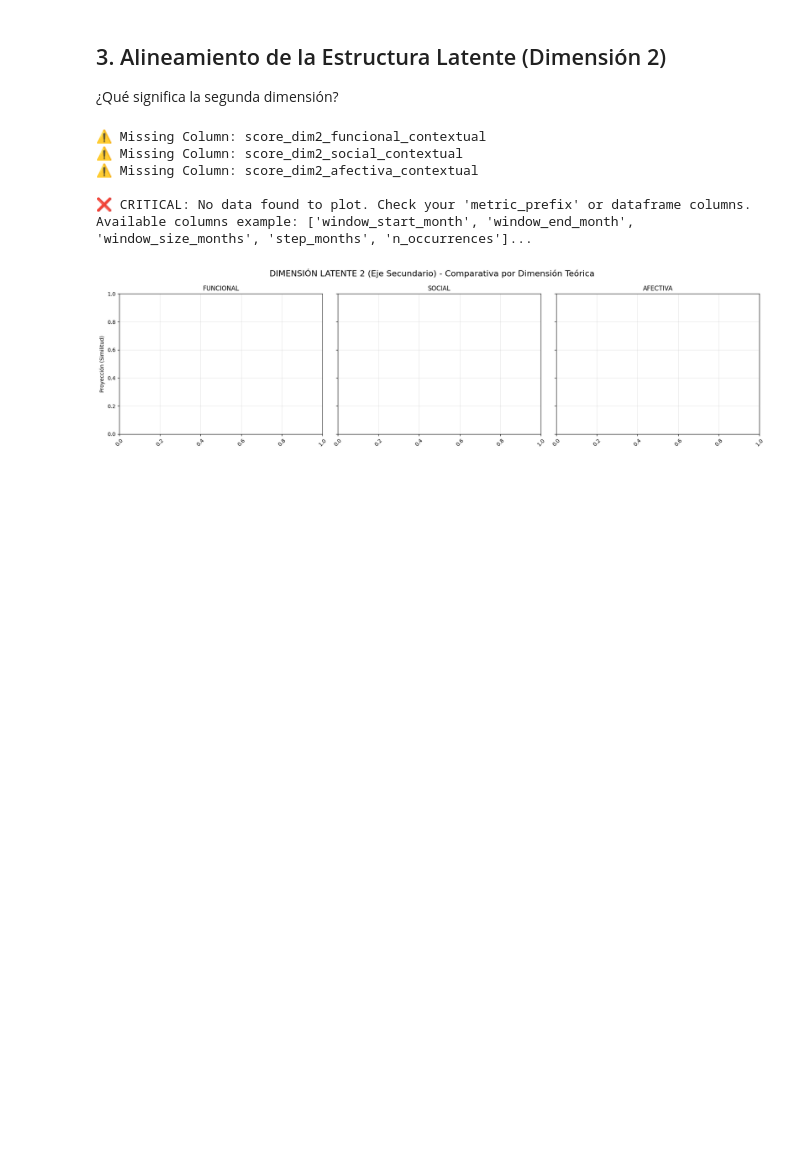
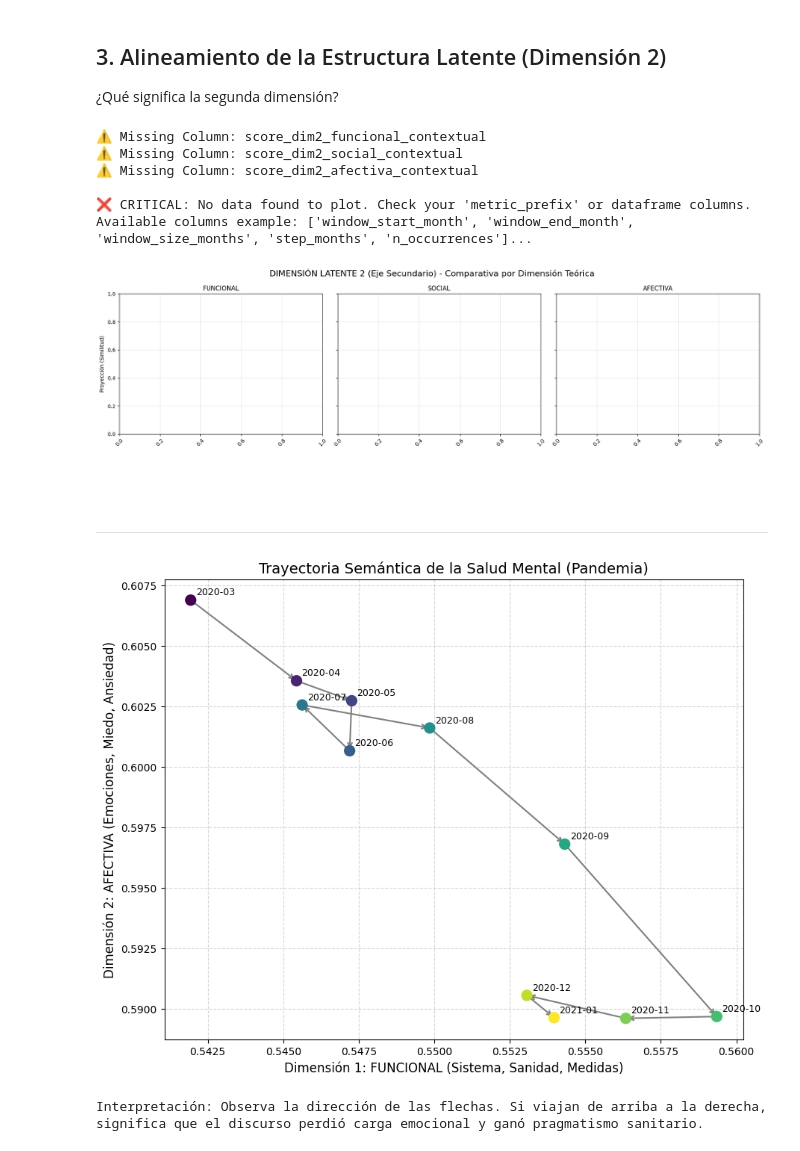
Before and after one commit to amtres/TFG, a Jupyter notebook: notebooks/phase3_analysis_results.ipynb, the cells around one changed output. Drawn from its saved outputs; the diff is of its cells as text; code cells hidden in the pictures; blank space fills up the shorter version.

```diff
--- a/notebooks/phase3_analysis_results.ipynb
+++ b/notebooks/phase3_analysis_results.ipynb
@@ -162,3 +205,58 @@ plot_projection_row(df, 'score_dim2_', 'DIMENSIÓN LATENTE 2 (Eje Secundario)')
 ❌ CRITICAL: No data found to plot. Check your 'metric_prefix' or dataframe columns.
 Available columns example: ['window_start_month', 'window_end_month', 'window_size_months', 'step_months', 'n_occurrences']...
 [figure]
+# %% [markdown]
+##
+# %% [markdown]
+---
+# %%
+import matplotlib.pyplot as plt
+import matplotlib.cm as cm
+import numpy as np
+
+# Definimos el modelo que vamos a usar
+modelo = 'dapt_penultimate'
+
+# Definimos qué será nuestro "Eje 1" y "Eje 2"
+# Eje X: Evolución hacia lo Funcional (Sistema, médico, tratamientos)
+col_x = f'centroid_proj_funcional_{modelo}_raw'
+# Eje Y: Evolución hacia lo Afectivo (Emociones, miedo, tristeza)
+col_y = f'centroid_proj_afectiva_{modelo}_raw'
+
+if col_x in df.columns and col_y in df.columns:
+    plt.figure(figsize=(10, 8))
+
+    # Extraemos los datos
+    x = df[col_x].values
+    y = df[col_y].values
+    fechas = df['window_start_month'].values
+
+    # Creamos un gradiente de color para ver el paso del tiempo (de claro a oscuro)
+    colors = cm.viridis(np.linspace(0, 1, len(fechas)))
+
+    # Dibujamos los puntos
+    plt.scatter(x, y, c=colors, s=100, zorder=3)
+
+    # Conectamos los puntos con flechas para ver la dirección del tiempo
+    for i in range(len(fechas)-1):
+        plt.annotate('', xy=(x[i+1], y[i+1]), xytext=(x[i], y[i]),
+                     arrowprops=dict(arrowstyle="->", color="gray", lw=1.5), zorder=2)
+
+    # Ponemos las etiquetas de las fechas en cada punto
+    for i, txt in enumerate(fechas):
+        plt.annotate(txt, (x[i], y[i]), xytext=(5, 5), textcoords='offset points', fontsize=9)
+
+    # Configuración estética
+    plt.title('Trayectoria Semántica de la Salud Mental (Pandemia)', fontsize=14)
+    plt.xlabel('Dimensión 1: FUNCIONAL (Sistema, Sanidad, Medidas)', fontsize=12)
+    plt.ylabel('Dimensión 2: AFECTIVA (Emociones, Miedo, Ansiedad)', fontsize=12)
+    plt.grid(True, linestyle='--', alpha=0.5, zorder=1)
+
+    plt.show()
+
+    print("Interpretación: Observa la dirección de las flechas. Si viajan de arriba a la derecha, significa que el discurso perdió carga emocional y ganó pragmatismo sanitario.")
+else:
+    print(f"Error: No encuentro las columnas {col_x} o {col_y}")
+# %% [output]
+[figure, added]
+Interpretación: Observa la dirección de las flechas. Si viajan de arriba a la derecha, significa que el discurso perdió carga emocional y ganó pragmatismo sanitario.
```
Also changed, not shown: parts of 3 cells of this notebook, 1 other file.
